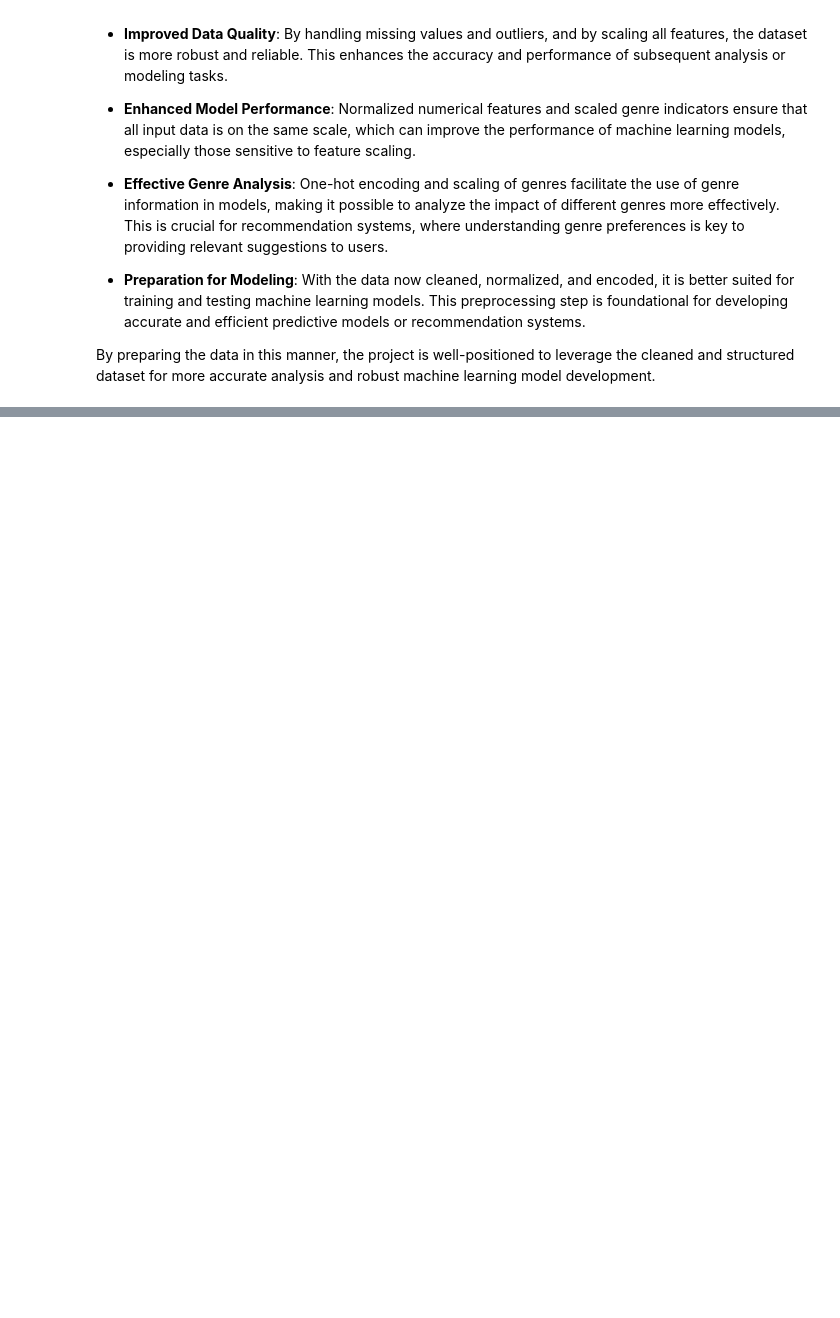
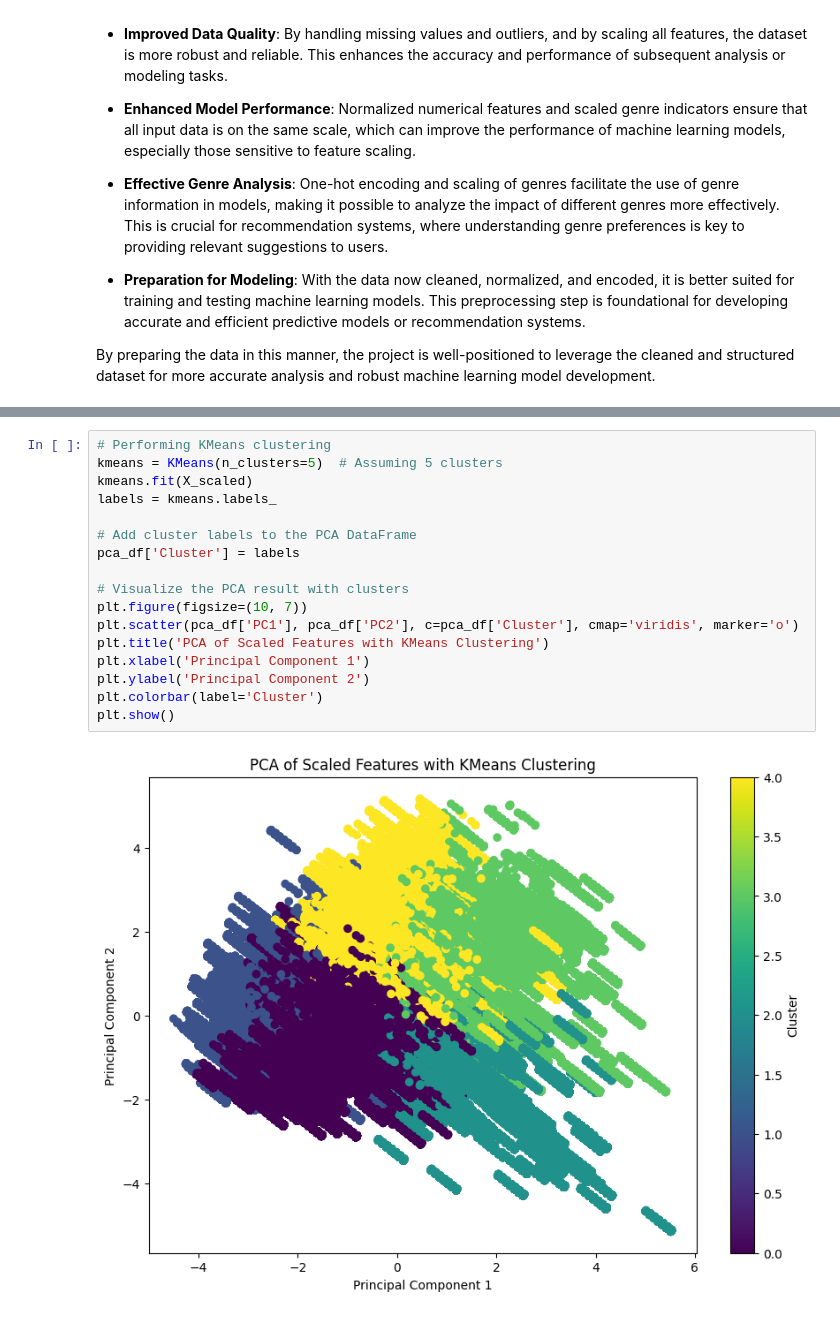
Before and after one commit to MoteneJan/JB1_2401FTDS, a Jupyter notebook: JB1_2401FTDS.ipynb, the cells around one changed output, grey strips where cells are left out. Cells and saved outputs as stored; diff of their text form; blank space fills up the shorter version.

Commit message:
Added PCA, Dimentional Reduction, and Clustering

```diff
--- a/JB1_2401FTDS.ipynb
+++ b/JB1_2401FTDS.ipynb
@@ -1072,0 +1103,19 @@ By preparing the data in this manner, the project is well-positioned to leverage
+# %%
+# Performing KMeans clustering
+kmeans = KMeans(n_clusters=5)  # Assuming 5 clusters
+kmeans.fit(X_scaled)
+labels = kmeans.labels_
+
+# Add cluster labels to the PCA DataFrame
+pca_df['Cluster'] = labels
+
+# Visualize the PCA result with clusters
+plt.figure(figsize=(10, 7))
+plt.scatter(pca_df['PC1'], pca_df['PC2'], c=pca_df['Cluster'], cmap='viridis', marker='o')
+plt.title('PCA of Scaled Features with KMeans Clustering')
+plt.xlabel('Principal Component 1')
+plt.ylabel('Principal Component 2')
+plt.colorbar(label='Cluster')
+plt.show()
+# %% [output]
+[figure, added]
```
Also changed, not shown: parts of 6 cells of this notebook.
